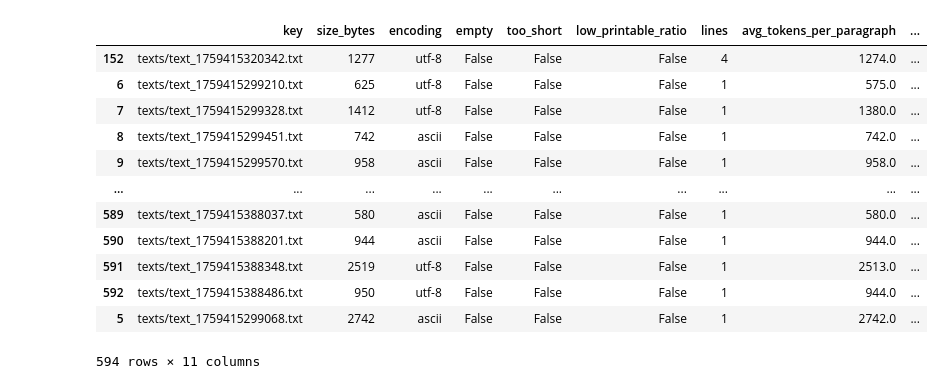
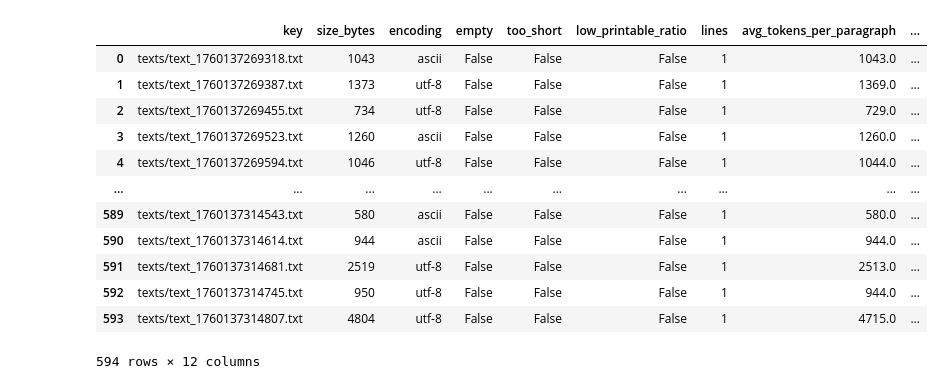
Before and after one commit to Darkness-H/multi-modal-management-pipeline, a Jupyter notebook: Trusted Zone/trusted_zone_text_quality_processes.ipynb, the cells around one changed output. Saved outputs shown, nothing was run; the diff lists cells and outputs as text; code cells hidden in the pictures.

Commit message:
trusted zone of text and modification about text embeddings

```diff
--- a/Trusted Zone/trusted_zone_text_quality_processes.ipynb
+++ b/Trusted Zone/trusted_zone_text_quality_processes.ipynb
@@ -30,7 +37,7 @@ def check_text_quality(body: bytes, key: str):
 
     # check printable ratio (avoid binary garbage)
     printable_ratio = sum(c.isprintable() or c.isspace() for c in text) / max(1, len(text))
-
+    origin_lang = detect(text)
     # --- Paragraph token stats ---
     paragraphs = [p.strip() for p in text.split("\n\n") if p.strip()]
 
@@ -54,6 +61,7 @@ def check_text_quality(body: bytes, key: str):
         "max_tokens_paragraph": max_tokens_paragraph,
         "min_tokens_paragraph": min_tokens_paragraph,
         "paragraph_token_list": paragraph_tokens,  # you can drop this if you don’t need full list
+        "origin_language": origin_lang,
     }
 # %%
 # ---- Run checks on all txt files ----
@@ -78,18 +86,18 @@ data = extract_datas(bucket = "trusted-zone", prefix = "texts")
 # %%
 # Convert the data into a dataFrame
 df_data = pd.DataFrame(data)
-df_data.sort_values(by="lines",ascending=False)
+df_data
 # %% [output]
 |  | key | size_bytes | encoding | empty | too_short | low_printable_ratio | lines | avg_tokens_per_paragraph | ... |
-| 152 | texts/text_1759415320342.txt | 1277 | utf-8 | False | False | False | 4 | 1274.0 | ... |
-| 6 | texts/text_1759415299210.txt | 625 | utf-8 | False | False | False | 1 | 575.0 | ... |
-| 7 | texts/text_1759415299328.txt | 1412 | utf-8 | False | False | False | 1 | 1380.0 | ... |
-| 8 | texts/text_1759415299451.txt | 742 | ascii | False | False | False | 1 | 742.0 | ... |
-| 9 | texts/text_1759415299570.txt | 958 | ascii | False | False | False | 1 | 958.0 | ... |
+| 0 | texts/text_1760137269318.txt | 1043 | ascii | False | False | False | 1 | 1043.0 | ... |
+| 1 | texts/text_1760137269387.txt | 1373 | utf-8 | False | False | False | 1 | 1369.0 | ... |
+| 2 | texts/text_1760137269455.txt | 734 | utf-8 | False | False | False | 1 | 729.0 | ... |
+| 3 | texts/text_1760137269523.txt | 1260 | ascii | False | False | False | 1 | 1260.0 | ... |
+| 4 | texts/text_1760137269594.txt | 1046 | utf-8 | False | False | False | 1 | 1044.0 | ... |
 | ... | ... | ... | ... | ... | ... | ... | ... | ... | ... |
-| 589 | texts/text_1759415388037.txt | 580 | ascii | False | False | False | 1 | 580.0 | ... |
-| 590 | texts/text_1759415388201.txt | 944 | ascii | False | False | False | 1 | 944.0 | ... |
-| 591 | texts/text_1759415388348.txt | 2519 | utf-8 | False | False | False | 1 | 2513.0 | ... |
-| 592 | texts/text_1759415388486.txt | 950 | utf-8 | False | False | False | 1 | 944.0 | ... |
-| 5 | texts/text_1759415299068.txt | 2742 | ascii | False | False | False | 1 | 2742.0 | ... |
+| 589 | texts/text_1760137314543.txt | 580 | ascii | False | False | False | 1 | 580.0 | ... |
+| 590 | texts/text_1760137314614.txt | 944 | ascii | False | False | False | 1 | 944.0 | ... |
+| 591 | texts/text_1760137314681.txt | 2519 | utf-8 | False | False | False | 1 | 2513.0 | ... |
+| 592 | texts/text_1760137314745.txt | 950 | utf-8 | False | False | False | 1 | 944.0 | ... |
+| 593 | texts/text_1760137314807.txt | 4804 | utf-8 | False | False | False | 1 | 4715.0 | ... |
-594 rows × 11 columns
+594 rows × 12 columns
```
Also changed, not shown: parts of 3 cells of this notebook, 1 other file.
